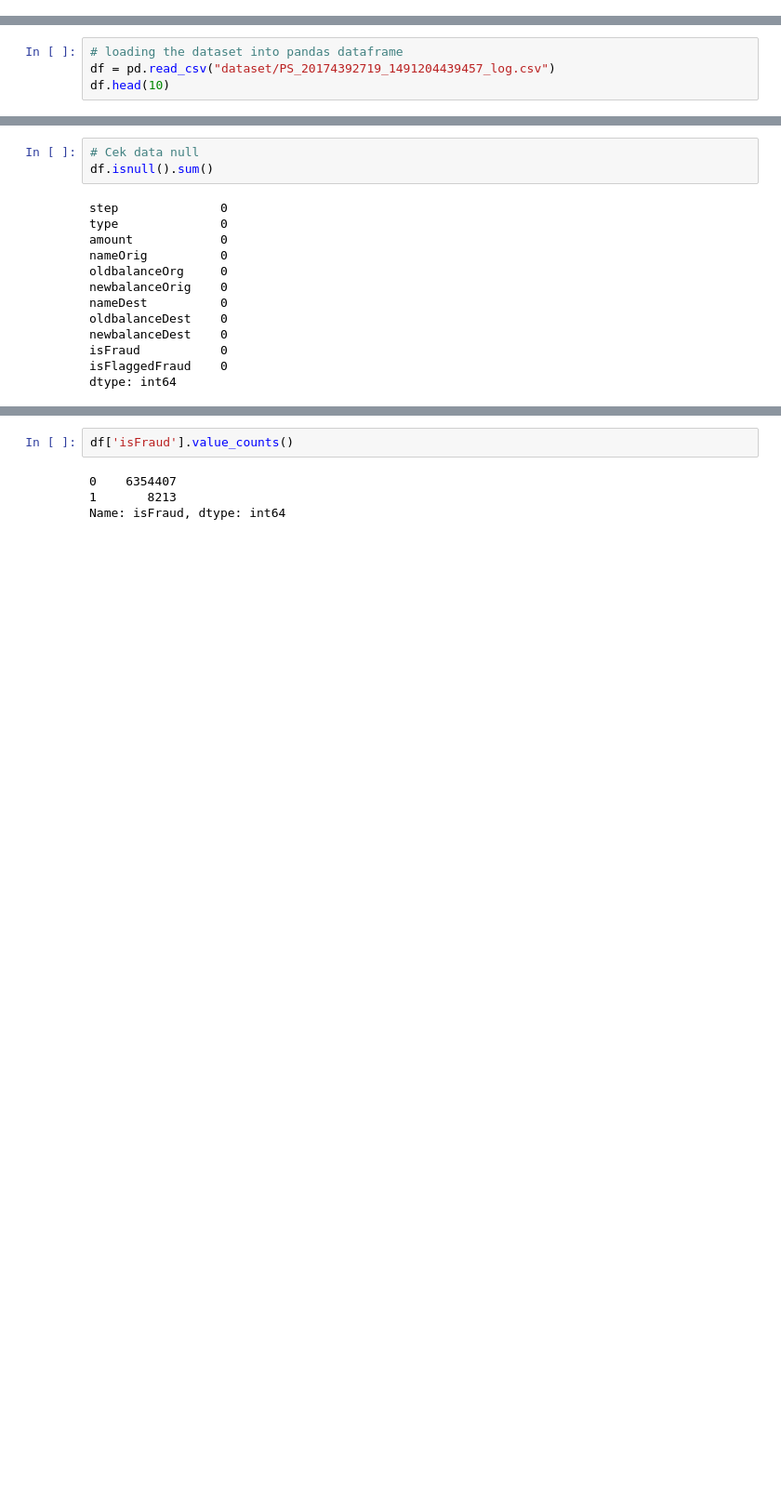
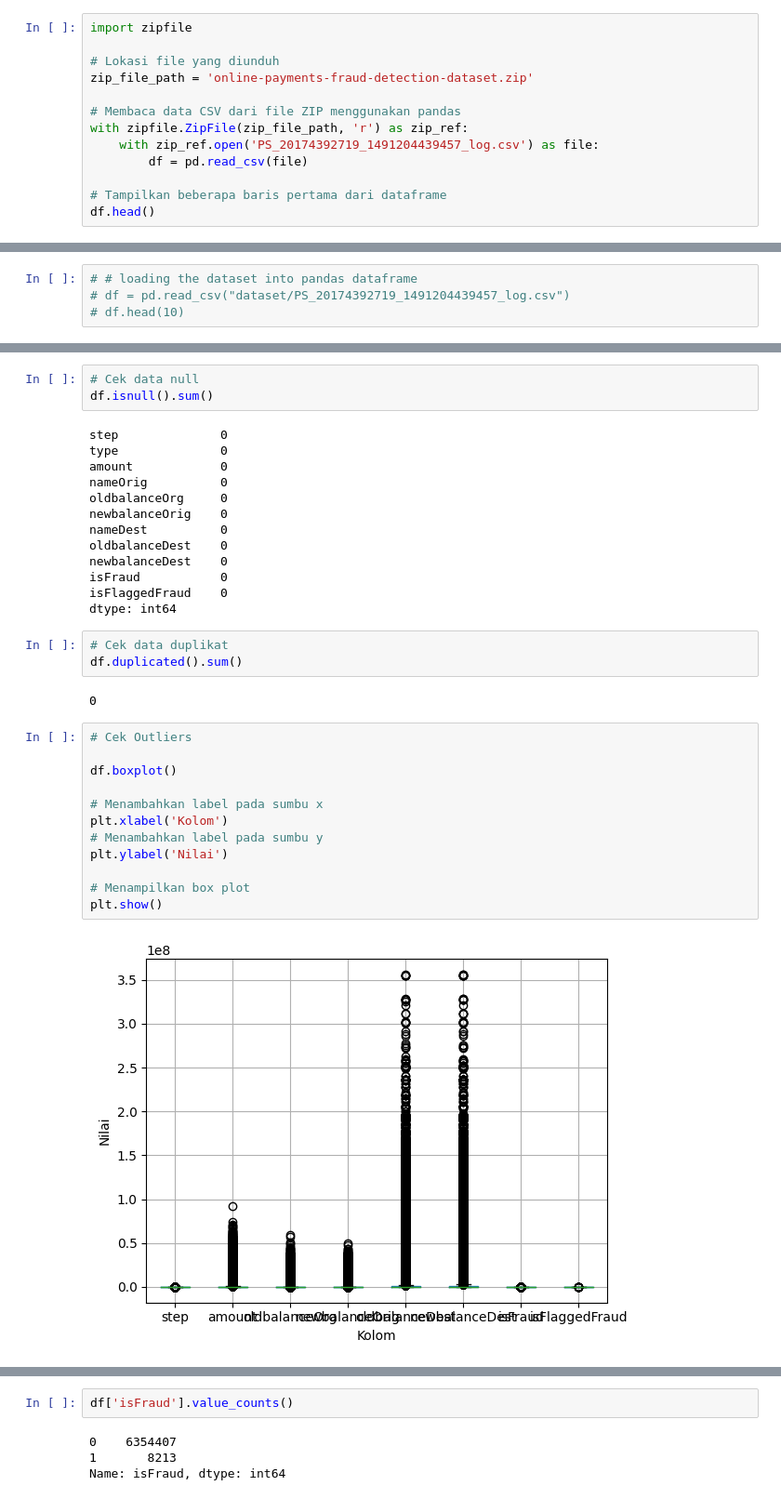
Before and after one commit to azizriza1210/fraud_detection, a Jupyter notebook: fraud.ipynb, the cells around one changed output, grey strips where cells are left out. Shown at 93% size. Saved outputs shown, nothing was run; the diff lists cells and outputs as text; blank space fills up the shorter version.

```diff
--- a/fraud.ipynb
+++ b/fraud.ipynb
@@ -4,0 +9,13 @@ import matplotlib.pyplot as plt
+# %%
+import zipfile
+
+# Lokasi file yang diunduh
+zip_file_path = 'online-payments-fraud-detection-dataset.zip'
+
+# Membaca data CSV dari file ZIP menggunakan pandas
+with zipfile.ZipFile(zip_file_path, 'r') as zip_ref:
+    with zip_ref.open('PS_20174392719_1491204439457_log.csv') as file:
+        df = pd.read_csv(file)
+
+# Tampilkan beberapa baris pertama dari dataframe
+df.head()
@@ -5,4 +29,4 @@ import matplotlib.pyplot as plt
 # %%
-# loading the dataset into pandas dataframe
-df = pd.read_csv("dataset/PS_20174392719_1491204439457_log.csv")
-df.head(10)
+# # loading the dataset into pandas dataframe
+# df = pd.read_csv("dataset/PS_20174392719_1491204439457_log.csv")
+# df.head(10)
@@ -67,3 +81,22 @@ newbalanceDest    0
 isFraud           0
 isFlaggedFraud    0
 dtype: int64
+# %%
+# Cek data duplikat
+df.duplicated().sum()
+# %% [output]
+0
+# %%
+# Cek Outliers
+
+df.boxplot()
+
+# Menambahkan label pada sumbu x
+plt.xlabel('Kolom')
+# Menambahkan label pada sumbu y
+plt.ylabel('Nilai')
+
+# Menampilkan box plot
+plt.show()
+# %% [output]
+[figure, added]
```
Also changed, not shown: parts of 14 cells of this notebook, 11 other files.
